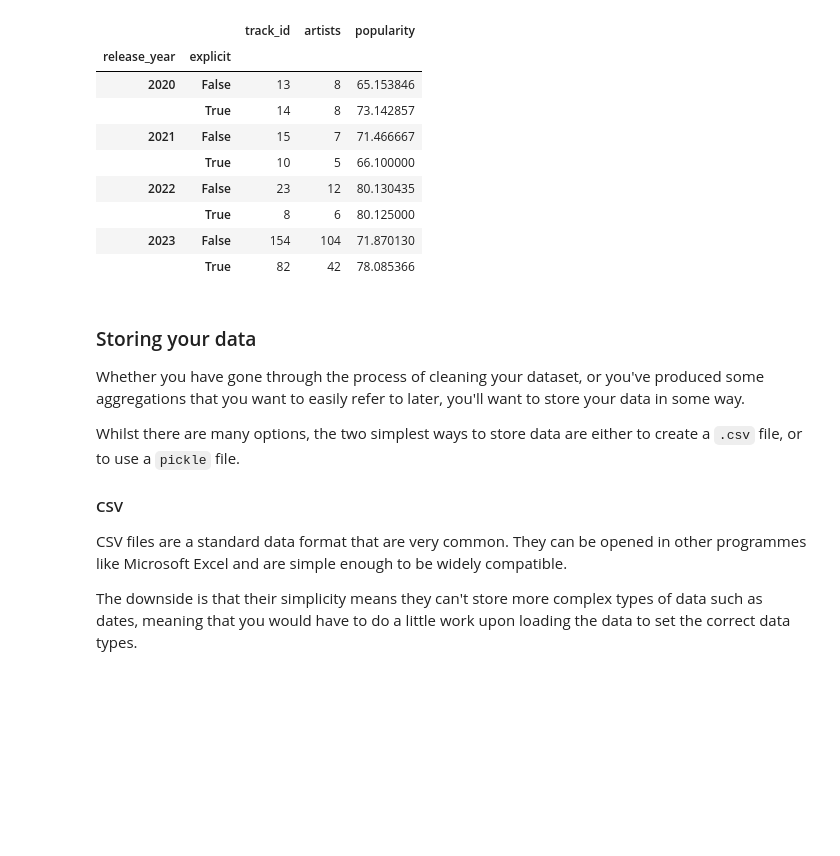
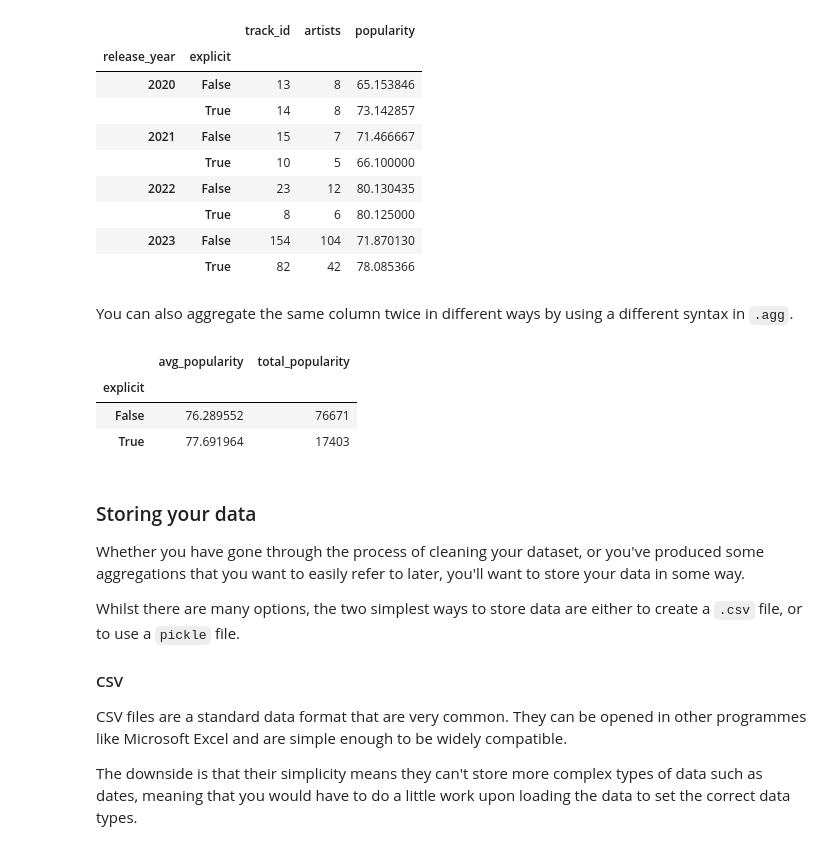
Before and after one commit to Minyall/sc207_2023-24, a Jupyter notebook: 4_5_pandas/5_pandas.ipynb, the cells around one changed output. Cells and saved outputs as stored; diff of their text form; code cells hidden in the pictures; blank space fills up the shorter version.

Commit message:
Add multi-aggregation with single column

```diff
--- a/4_5_pandas/5_pandas.ipynb
+++ b/4_5_pandas/5_pandas.ipynb
@@ -409,6 +409,15 @@ songs_df.groupby(['release_year','explicit']).agg(aggregations).loc[2020:]
 |  | True | 8 | 6 | 80.125000 |
 | 2023 | False | 154 | 104 | 71.870130 |
 |  | True | 82 | 42 | 78.085366 |
+# %% [markdown]
+You can also aggregate the same column twice in different ways by using a different syntax in `.agg`.
+# %%
+songs_df.groupby('explicit').agg(avg_popularity=('popularity','mean'), total_popularity=('popularity','sum'))
+# %% [output]
+|  | avg_popularity | total_popularity |
+| explicit |  |  |
+| False | 76.289552 | 76671 |
+| True | 77.691964 | 17403 |
 # %% [markdown]
 ### Storing your data
 Whether you have gone through the process of cleaning your dataset, or you've produced some aggregations that you want to easily refer to later, you'll want to store your data in some way.
```
